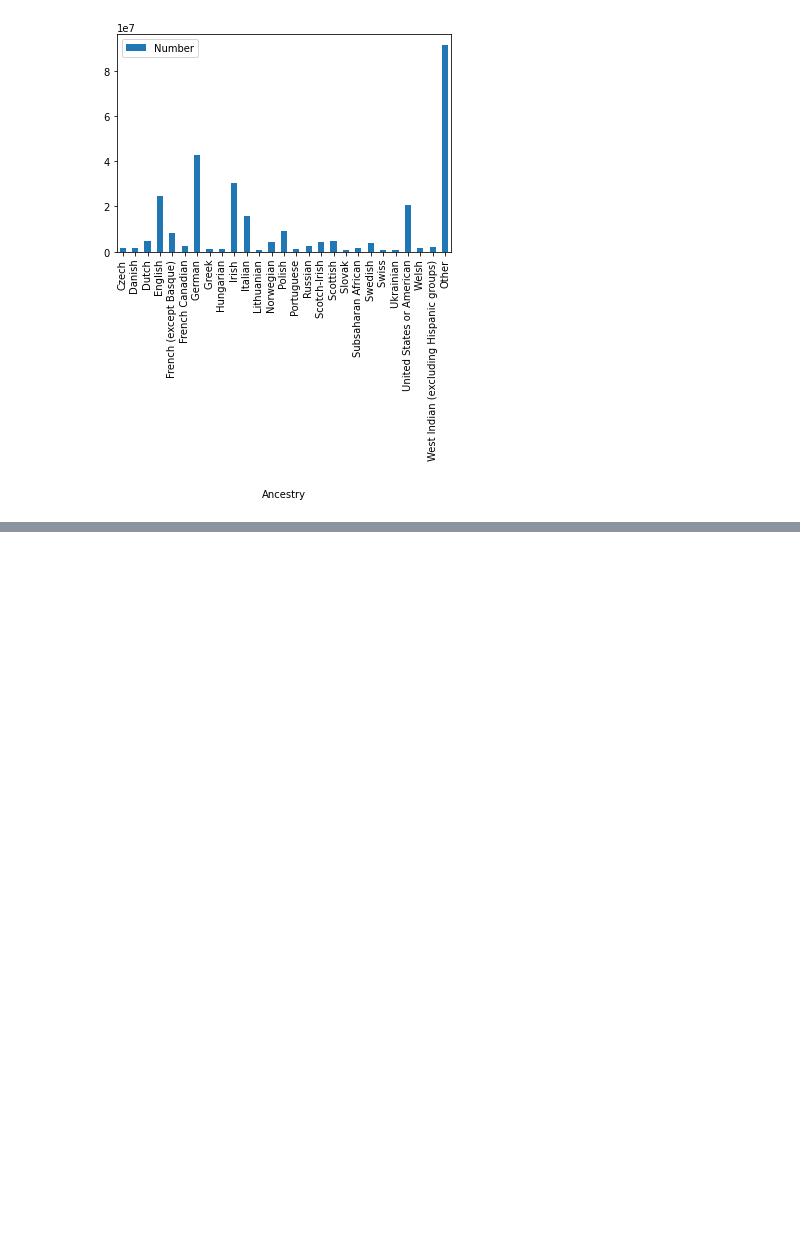
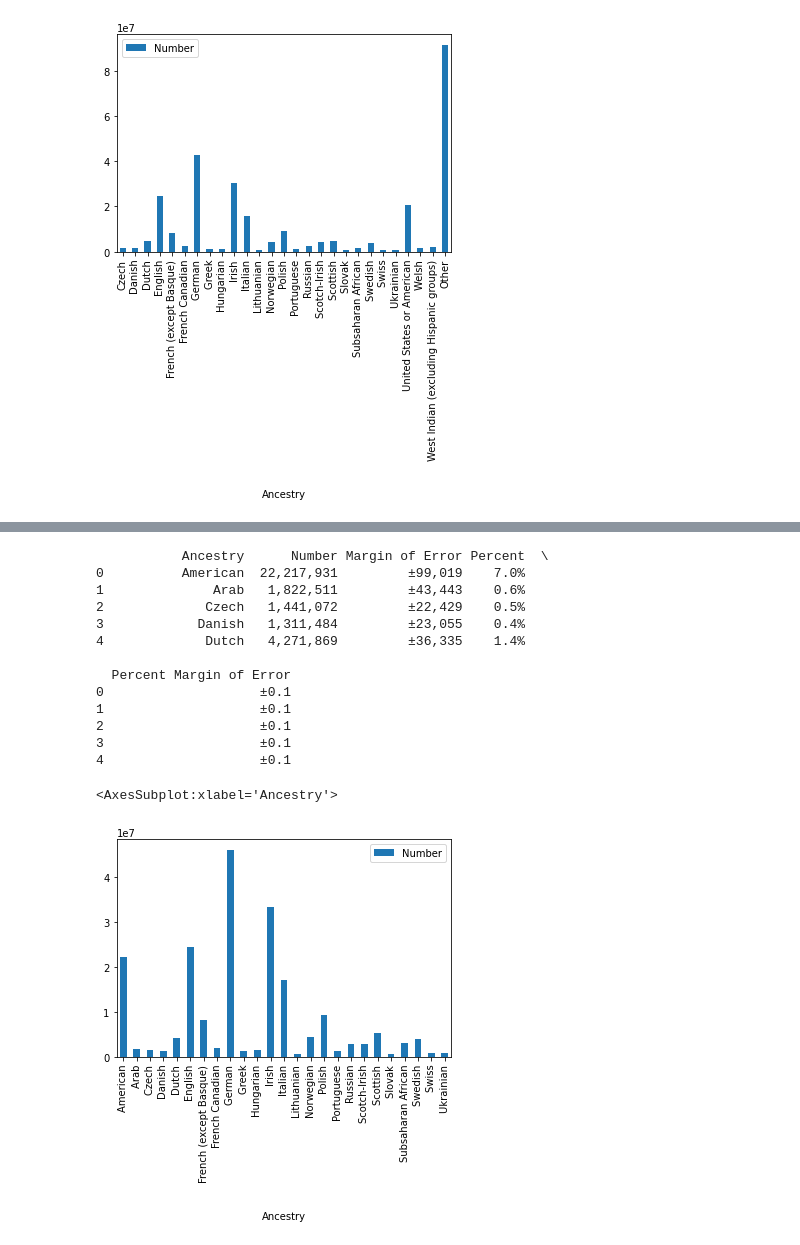
Before and after one commit to ljstaib/cs506-finalProject, a Jupyter notebook: Deliverable-2/exploration.ipynb, the cells around one changed output, grey strips where cells are left out. Saved outputs shown, nothing was run; the diff lists cells and outputs as text; code cells hidden in the pictures; blank space fills up the shorter version.

```diff
--- a/Deliverable-2/exploration.ipynb
+++ b/Deliverable-2/exploration.ipynb
@@ -643,0 +653,29 @@ df_2000.plot(x="Ancestry", y=["Number"], kind="bar")
+# %%
+# Load ancestry census data from 2013 1yr
+
+# Import correct sheet in file
+df_2013_1 = pd.read_csv('./data/1yr/2013_1yr.csv', skiprows=139, nrows = 25)
+df_2013_1.columns=['Ancestry', 'Number', 'Margin of Error', 'Percent', 'Percent Margin of Error']
+
+print(df_2013_1.head())
+labels_2013_1 = df_2013_1['Ancestry'][1:]
+population_data_2013_1 = df_2013_1['Number'][1:]
+df_2013_1.replace(',','', regex=True, inplace=True)
+df_2013_1['Number'] = df_2013_1['Number'].astype(int)
+df_2013_1.plot(x="Ancestry", y=["Number"], kind="bar")
+# %% [output]
+           Ancestry      Number Margin of Error Percent  \
+0          American  22,217,931         ±99,019    7.0%
+1              Arab   1,822,511         ±43,443    0.6%
+2             Czech   1,441,072         ±22,429    0.5%
+3            Danish   1,311,484         ±23,055    0.4%
+4             Dutch   4,271,869         ±36,335    1.4%
+
+  Percent Margin of Error
+0                    ±0.1
+1                    ±0.1
+2                    ±0.1
+3                    ±0.1
+4                    ±0.1
+<AxesSubplot:xlabel='Ancestry'>
+[figure, added]
```
Also changed, not shown: parts of 54 cells of this notebook, 4 other files.
